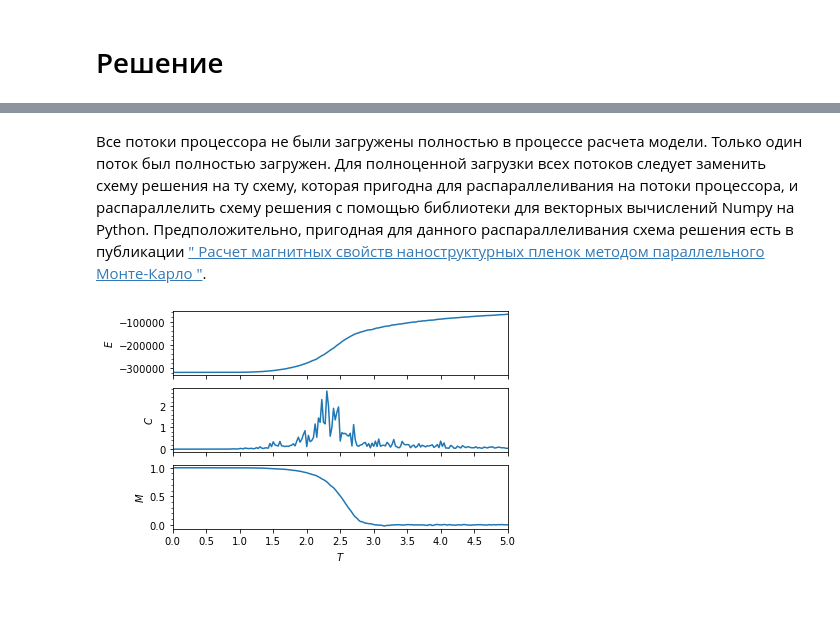
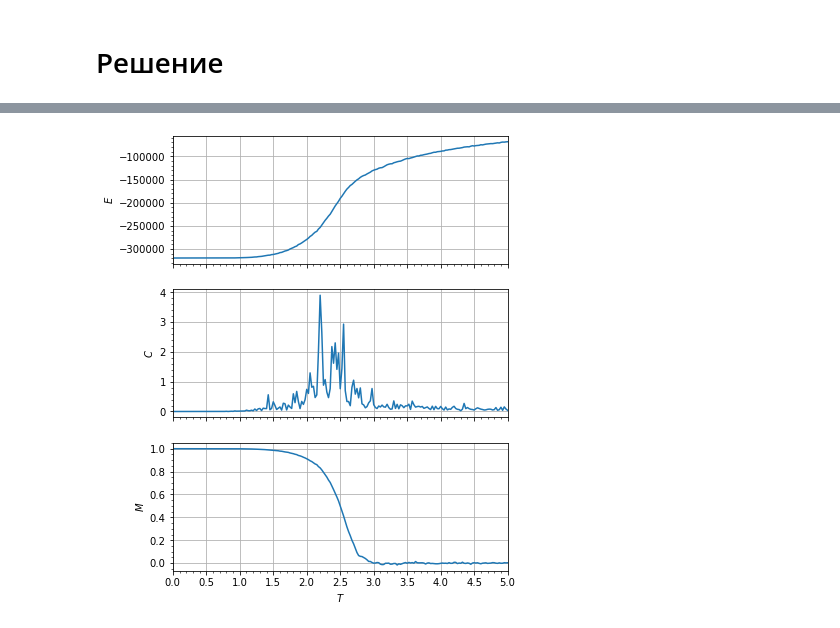
Before and after one commit to alz610/repo, a Jupyter notebook: others/ising_model.ipynb, the cells around one changed output, grey strips where cells are left out. Drawn from its saved outputs; the diff is of its cells as text; code cells hidden in the pictures; blank space fills up the shorter version.

```diff
--- a/others/ising_model.ipynb
+++ b/others/ising_model.ipynb
@@ -29,29 +29,31 @@ $$\Delta E_{i, \ j} = 2 J \left( x_{i - 1, \ j} + x_{i, \ j - 1} + x_{i + 1, \ j
 
 $$\Delta M_{i, \ j} = - 2 \frac 1 N x_{i, \ j}$$
 # %%
-@numba.jit(nopython=True, fastmath=True, parallel=True)
-def calc_model_nb(x, T_level, n_step, n_side, window, J, h):
+%%time
+@numba.njit('(int64[:, ::1], float64[::1], int64, int64, int64, int64)')
+def calc_model_nb(x, T_level, n_step, window, J, h):
+    k_Boltzmann = 1
+
+    n_side = x.shape[0]
+    n_particles = count_nonzero(x)
     n_level = T_level.shape[0]
+    E0 = - J * ((x[:-1, 1:] + x[1:, :-1]) * x[:-1, :-1]).sum() - h * x.sum()
+    M0 = x.sum() / n_particles
+
     E_level = empty(n_level)
     C_level = empty(n_level)
     M_level = empty(n_level)
-
-    E0 = - J * ((x[:-1, 1:] + x[1:, :-1]) * x[:-1, :-1]).sum() - h * x.sum()
-    M0 = x.sum() / n_particles
-
     E = empty(n_step)
     M = empty(n_step)
     E[-1] = E0
     M[-1] = M0
 
     for l in range(n_level):
-        i_ = random.randint(1, n_side + 1, n_step)
-        j_ = random.randint(1, n_side + 1, n_step)
-
         T = T_level[l]
 
         for k in range(n_step):
-            i, j = i_[k], j_[k]
+            i = random.randint(0, n_side)
+            j = random.randint(0, n_side)
 
             # \Delta E = E_{tr} - E
             dE = 2 * J * (x[i - 1, j] + x[i, j - 1] + x[i + 1, j] + x[i, j + 1]) * x[i, j] + 2 * h * x[i, j]
@@ -85,7 +90,6 @@ J = 1
 B = 0
 g = 1
 mu_b = 1
-k_Boltzmann = 1
 h = B * g * mu_b
 
 n_particles = n_side * n_side
@@ -105,5 +109,5 @@ n_level = 200
 n_step = 1000000
 window = round(5 / 6 * n_step)
 T = linspace(0, 5, n_level + 1)[1:]
-E, C, M = %time calc_model_nb(x, T, n_step, n_side, window, J, h)
+E, C, M = %time calc_model_nb(x, T, n_step, window, J, h)
 # %% [output]
@@ -115,6 +119,7 @@ from mpl_toolkits import axisartist
 import matplotlib.pyplot as plt
 
 host = host_subplot(111, axes_class=axisartist.Axes)
+host.grid(False)
 
 par1 = host.twinx()
 par2 = host.twinx()
@@ -135,6 +140,7 @@ par2.set_ylabel("$M$")
 
 from matplotlib.ticker import (MultipleLocator, AutoMinorLocator)
 host.xaxis.set_major_locator(MultipleLocator(0.5))
+host.xaxis.set_minor_locator(AutoMinorLocator())
 for ax in (host, par1, par2):
     ax.yaxis.set_minor_locator(AutoMinorLocator())
 
@@ -151,22 +162,23 @@ plt.show()
-# %% [markdown]
-Все потоки процессора не были загружены полностью в процессе расчета модели. Только один поток был полностью загружен. Для полноценной загрузки всех потоков следует заменить схему решения на ту схему, которая пригодна для распараллеливания на потоки процессора, и распараллелить схему решения с помощью библиотеки для векторных вычислений Numpy на Python. Предположительно, пригодная для данного распараллеливания схема решения есть в публикации [" Расчет магнитных свойств наноструктурных пленок методом параллельного Монте-Карло "](http://www.mathnet.ru/php/archive.phtml?wshow=paper&jrnid=crm&paperid=428&option_lang=rus).
 # %%
-a, b = 1, 1
+plt.rcParams['axes.grid'] = True
+
+a, b = 1, 2
 fig, (axE, axC, axM) = plt.subplots(3, 1, sharex=True, figsize=(a * 6, b * 4))
 axM.set_xlabel('$T$')  # Температура
 axE.set_ylabel('$E$')  # Энергия
 axC.set_ylabel('$C$')  # Темплоемкость
 axM.set_ylabel('$M$')  # Намагниченность
 axE.plot(T, E)
 axC.plot(T, C)
 axM.plot(T, M)
 axM.set_xlim(0, 5)
 
 from matplotlib.ticker import (MultipleLocator, AutoMinorLocator)
 axM.xaxis.set_major_locator(MultipleLocator(0.5))
+axM.xaxis.set_minor_locator(AutoMinorLocator())
 for ax in (axM, axE, axC):
     ax.yaxis.set_minor_locator(AutoMinorLocator())
 
 plt.show()
 # %% [output]
-[figure, old version]
+[figure, new version]
```
Also changed, not shown: parts of 8 cells of this notebook.
